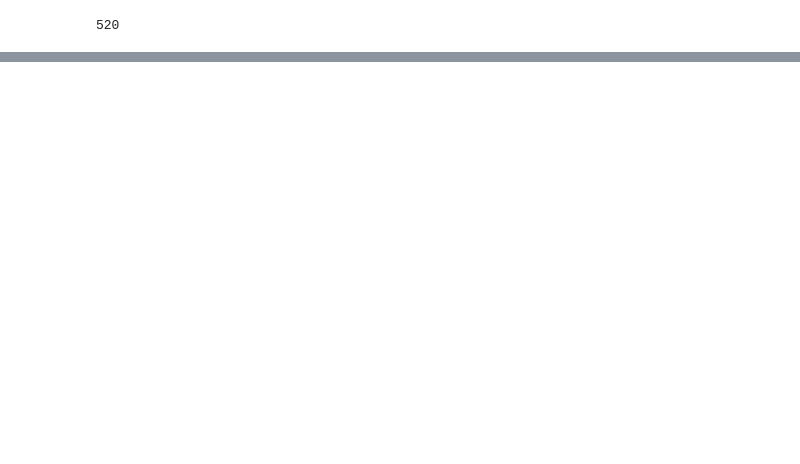
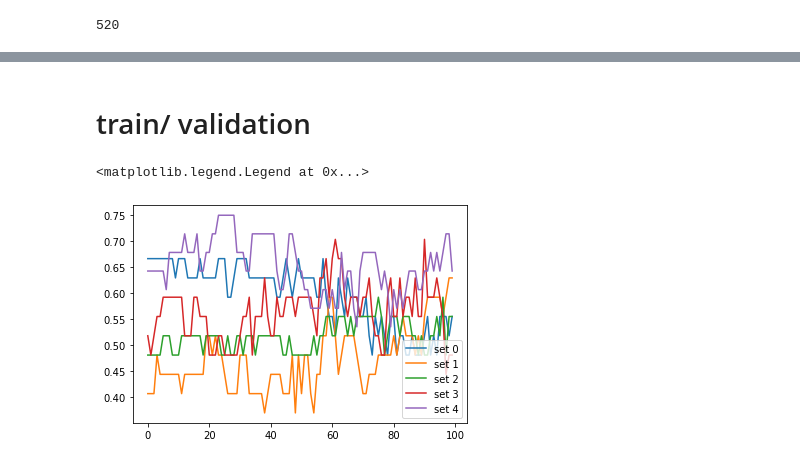
Before and after one commit to ben-yas/adn_circulant, a Jupyter notebook: notebooks/feature importances xgboost.ipynb, the cells around one changed output, grey strips where cells are left out. Saved outputs shown, nothing was run; the diff lists cells and outputs as text; code cells hidden in the pictures; blank space fills up the shorter version.

Commit message:
feature selection

```diff
--- a/notebooks/feature importances xgboost.ipynb
+++ b/notebooks/feature importances xgboost.ipynb
@@ -152,0 +209,19 @@ Accuracy on test : 64.0 % for set 4
+# %%
+acc_cv = []
+for i in range (0,5):
+    X_test = pickle.load(open(f"C:/Users/benna/Documents/adn_circulant/data/for_training/X_test_{i}.pkl", 'rb'))
+    y_test = pickle.load(open(f"C:/Users/benna/Documents/adn_circulant/data/for_training/y_test_{i}.pkl",'rb'))
+    X_train = pickle.load(open(f"C:/Users/benna/Documents/adn_circulant/data/for_training/X_train_{i}.pkl", 'rb'))
+    y_train = pickle.load(open(f"C:/Users/benna/Documents/adn_circulant/data/for_training/y_train_{i}.pkl",'rb'))
+
+    X_train_selected = X_train[final]
+    X_test_selected = X_test[final]
+    xgb.fit(X_train_selected, y_train)
+
+    y_pred = xgb.predict(X_train_selected)
+    print(f'Accuracy on train : {round(100 * accuracy_score(y_pred, y_train))} % for set {i}')
+
+    y_pred = xgb.predict(X_test_selected)
+    print(f'Accuracy on test : {round(100 * accuracy_score(y_pred, y_test))} % for set {i}')
+    acc_cv.append(accuracy_score(y_pred, y_test))
+print(np.mean(acc_cv), acc_cv)
@@ -152,0 +240,36 @@ Accuracy on test : 64.0 % for set 4
+# %% [markdown]
+# train/ validation
+# %%
+set_ = "train"
+test_size = 0.2
+seed = 42
+from sklearn.model_selection import train_test_split
+from tqdm import tqdm
+for i in range(0,5):
+    X = pickle.load(open(f"C:/Users/benna/Documents/adn_circulant/data/for_training/X_{set_}_{i}.pkl", 'rb'))
+    y = pickle.load(open(f"C:/Users/benna/Documents/adn_circulant/data/for_training/y_{set_}_{i}.pkl",'rb'))
+    X_train, X_validate, y_train, y_validate = train_test_split(X, y, test_size=test_size, stratify=y, random_state=seed)
+    validate_acc = []
+    #---------- feature selection
+    model = XGBClassifier(tree_method="hist")
+    model.fit(X_train, y_train)
+    # extract the feature importances
+    thresholds = np.sort(model.feature_importances_)
+    for it in tqdm(range (0,100)):
+
+        first_not_nul = [i for i in thresholds if i != 0][it]
+        # select features using threshold
+        selection = SelectFromModel(model,threshold=first_not_nul, prefit=True)
+        feature_idx = selection.get_support()
+        feature_name = X_train.columns[feature_idx]
+        X_train_selected = X_train[feature_name]
+        X_test_selected = X_validate[feature_name]
+        xgb.fit(X_train_selected, y_train)
+
+        y_pred = xgb.predict(X_test_selected)
+        validate_acc.append(accuracy_score(y_pred, y_validate))
+    pyplot.plot([i for i in range(0,100)], validate_acc, label = f"set {i}")
+pyplot.legend()
+# %% [output]
+<matplotlib.legend.Legend at 0x...>
+[figure, added]
```
Also changed, not shown: parts of 12 cells of this notebook.
